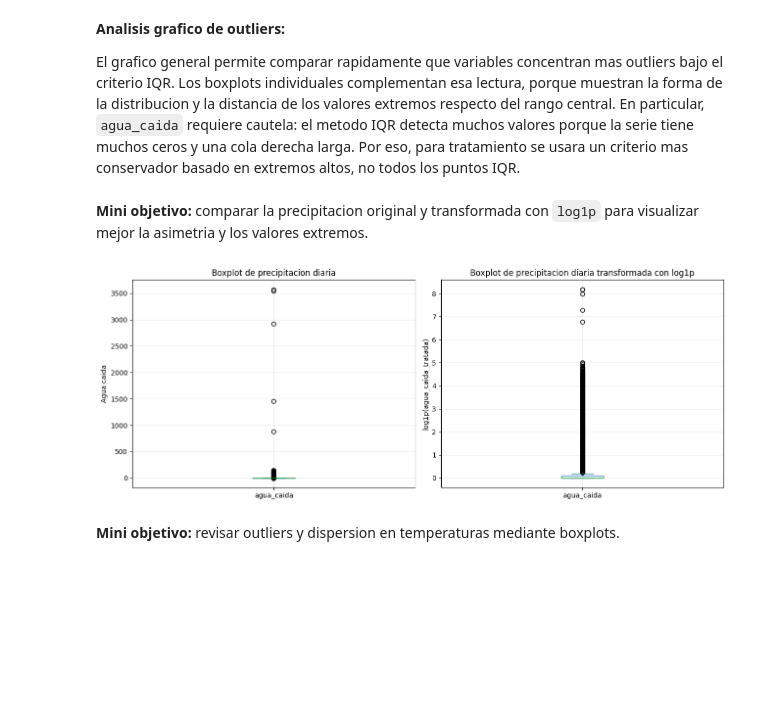
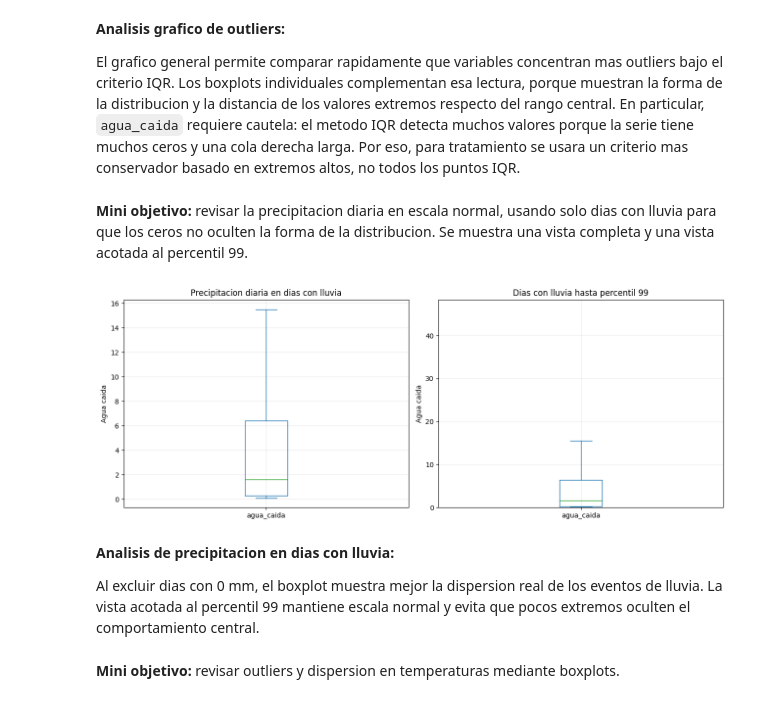
Before and after one commit to 4mnesia/DataMining, a Jupyter notebook: EV2_BIY7121_005D.ipynb, the cells around one changed output. Saved outputs shown, nothing was run; the diff lists cells and outputs as text; code cells hidden in the pictures; blank space fills up the shorter version.

```diff
--- a/EV2_BIY7121_005D.ipynb
+++ b/EV2_BIY7121_005D.ipynb
@@ -343,2 +406,15 @@ def cargar_dataset_clima(ruta_csv):
+# %%
+def cargar_dataset_clima(ruta_csv):
+    filas, filas_entre_comillas, filas_con_error = leer_filas_clima(ruta_csv)
+    datos = convertir_tipos_clima(filas)
+
+    resumen = {
+        'filas_cargadas': len(datos),
+        'columnas_cargadas': datos.shape[1],
+        'filas_entre_comillas_corregidas': filas_entre_comillas,
+        'filas_con_error': len(filas_con_error),
+    }
+
+    return datos, resumen, filas_con_error
 # %% [markdown]
 **Mini objetivo:** ejecutar la carga controlada y revisar una muestra inicial del dataset corregido.
@@ -642,22 +747,31 @@ plt.show()
 
 El grafico general permite comparar rapidamente que variables concentran mas outliers bajo el criterio IQR. Los boxplots individuales complementan esa lectura, porque muestran la forma de la distribucion y la distancia de los valores extremos respecto del rango central. En particular, `agua_caida` requiere cautela: el metodo IQR detecta muchos valores porque la serie tiene muchos ceros y una cola derecha larga. Por eso, para tratamiento se usara un criterio mas conservador basado en extremos altos, no todos los puntos IQR.
 # %% [markdown]
-**Mini objetivo:** comparar la precipitacion original y transformada con `log1p` para visualizar mejor la asimetria y los valores extremos.
+**Mini objetivo:** revisar la precipitacion diaria en escala normal, usando solo dias con lluvia para que los ceros no oculten la forma de la distribucion. Se muestra una vista completa y una vista acotada al percentil 99.
 # %%
+serie_agua = df['agua_caida'].dropna()
+serie_agua_lluvia = serie_agua[serie_agua > 0]
+limite_visual_agua = serie_agua_lluvia.quantile(0.99)
+
 fig, axes = plt.subplots(1, 2, figsize=(13, 5))
 
-df['agua_caida'].dropna().plot(kind='box', ax=axes[0])
-axes[0].set_title('Boxplot de precipitacion diaria')
+serie_agua_lluvia.plot(kind='box', ax=axes[0], showfliers=False)
+axes[0].set_title('Precipitacion diaria en dias con lluvia')
 axes[0].set_ylabel('Agua caida')
 
-np.log1p(df['agua_caida'].dropna()).plot(kind='box', ax=axes[1])
-axes[1].set_title('Boxplot de precipitacion diaria transformada con log1p')
-axes[1].set_ylabel('log1p(agua_caida_tratada)')
+serie_agua_lluvia.plot(kind='box', ax=axes[1], showfliers=False)
+axes[1].set_title('Dias con lluvia hasta percentil 99')
+axes[1].set_ylabel('Agua caida')
+axes[1].set_ylim(0, limite_visual_agua)
 
 plt.tight_layout()
 plt.show()
 # %% [output]
-[figure, old version]
+[figure, new version]
+# %% [markdown]
+**Analisis de precipitacion en dias con lluvia:**
+
+Al excluir dias con 0 mm, el boxplot muestra mejor la dispersion real de los eventos de lluvia. La vista acotada al percentil 99 mantiene escala normal y evita que pocos extremos oculten el comportamiento central.
 # %% [markdown]
 **Mini objetivo:** revisar outliers y dispersion en temperaturas mediante boxplots.
 # %%
```
Also changed, not shown: parts of 197 cells of this notebook, 2 other files.
